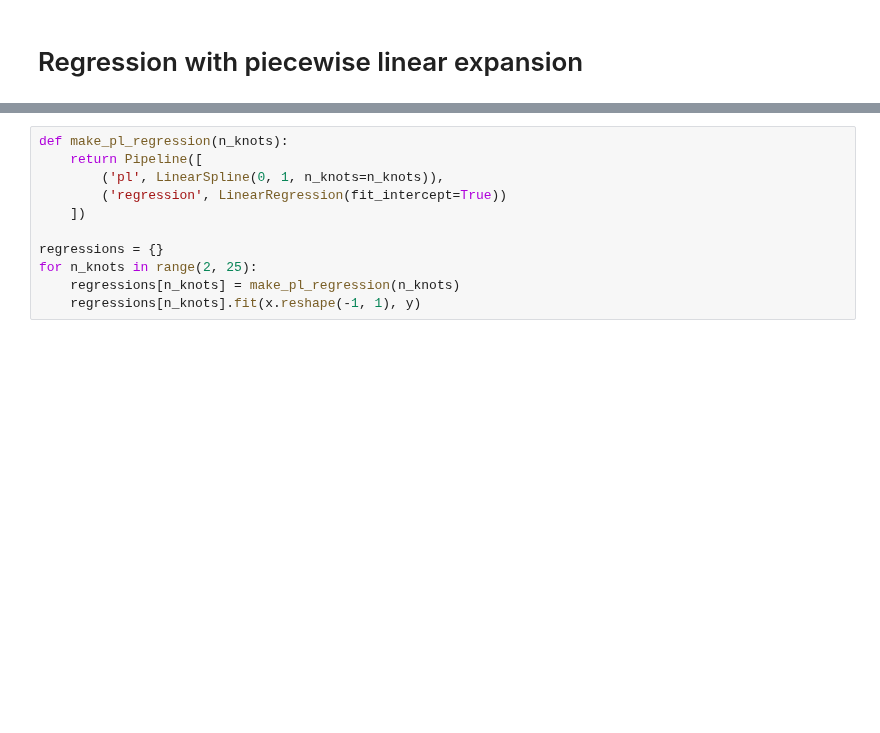
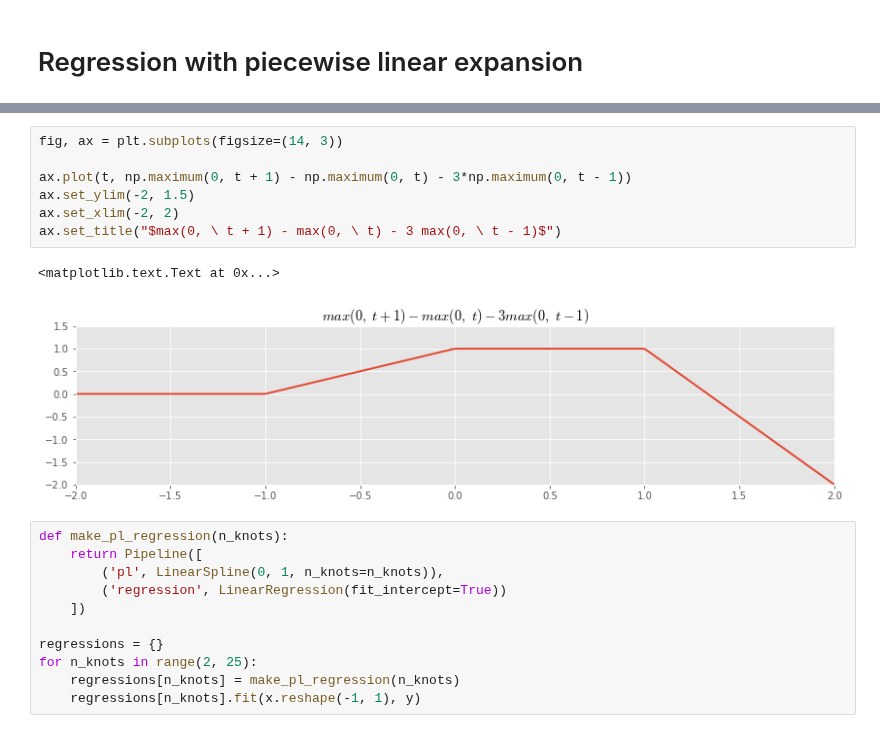
Before and after one commit to madrury/basis-expansions, a Jupyter notebook: basis-expansion-regressions.ipynb, the cells around one changed output, grey strips where cells are left out. Drawn from its saved outputs; the diff is of its cells as text; blank space fills up the shorter version.

```diff
--- a/basis-expansion-regressions.ipynb
+++ b/basis-expansion-regressions.ipynb
@@ -135,3 +149,13 @@ fig.tight_layout()
+# %%
+fig, ax = plt.subplots(figsize=(14, 3))
+
+ax.plot(t, np.maximum(0, t + 1) - np.maximum(0, t) - 3*np.maximum(0, t - 1))
+ax.set_ylim(-2, 1.5)
+ax.set_xlim(-2, 2)
+ax.set_title("$max(0, \ t + 1) - max(0, \ t) - 3 max(0, \ t - 1)$")
+# %% [output]
+<matplotlib.text.Text at 0x...>
+[figure, added]
 # %%
 def make_pl_regression(n_knots):
     return Pipeline([
```
Also changed, not shown: parts of 1 cell of this notebook.
